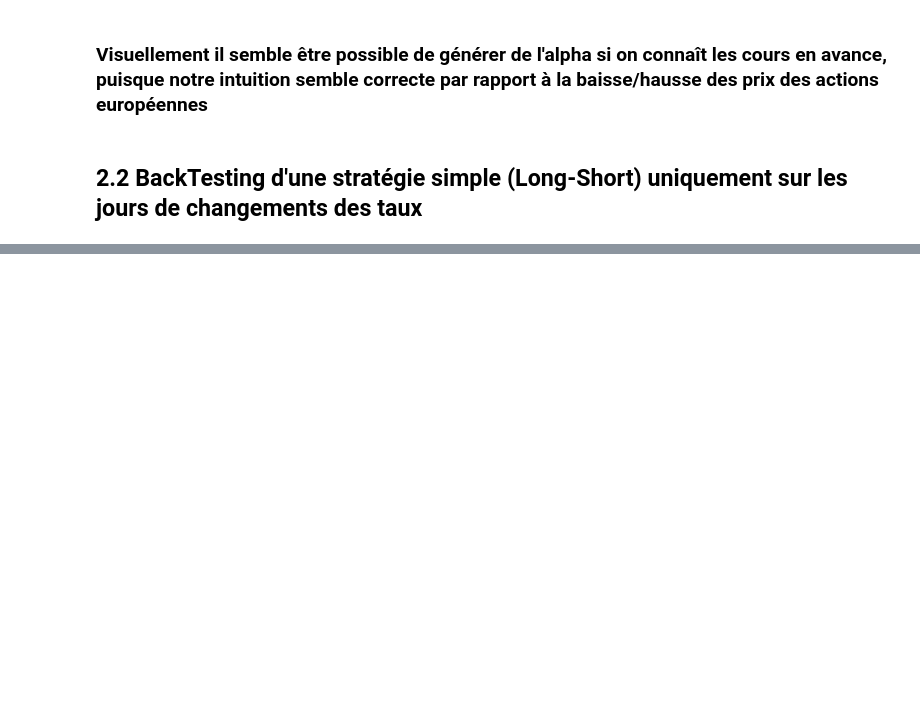
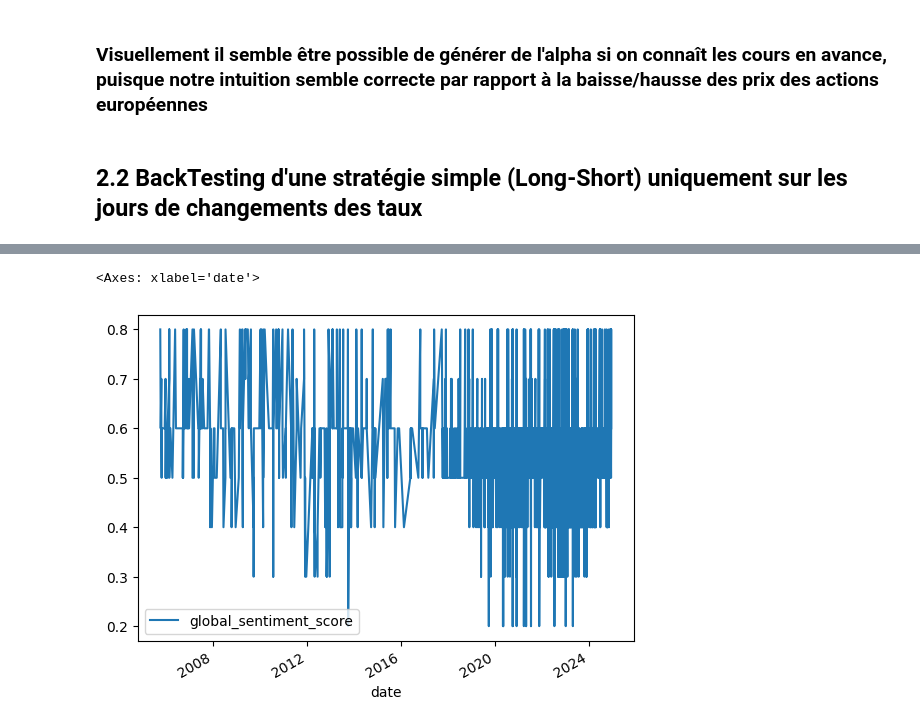
Before and after one commit to QMoayedpour/ML_fin_project, a Jupyter notebook: notebook_strategie.ipynb, the cells around one changed output, grey strips where cells are left out. Saved outputs shown, nothing was run; the diff lists cells and outputs as text; code cells hidden in the pictures; blank space fills up the shorter version.

```diff
--- a/notebook_strategie.ipynb
+++ b/notebook_strategie.ipynb
@@ -135,0 +174,14 @@ fig.tight_layout()
+# %%
+def nettoyer_texte(texte):
+    if pd.isnull(texte):
+        return texte
+    texte = re.sub(r'[\n\t\r]+', ' ', texte)
+    texte = re.sub(r'\s{2,}', ' ', texte)
+    texte = re.sub(r'[^\w\s.,;:!?\'"-]', '', texte)
+    texte = texte.strip()
+    texte = texte.lower()
+    return texte
+
+print('Nombre de caractères totaux avant nettoyage :', ecb_press_filtered.content.str.len().sum())
+ecb_press_filtered['content'] = ecb_press_filtered['content'].apply(lambda x: nettoyer_texte(x))
+print('Nombre de caractères totaux après nettoyage :', ecb_press_filtered.content.str.len().sum())
@@ -135,0 +360,13 @@ fig.tight_layout()
+# %%
+ecb_sentiment_ = pd.read_csv('ecb_sentiment_article.csv', index_col=0).reset_index(drop=True)
+# %%
+ecb_sentiment_
+glob = pd.concat([ecb_press_filtered, ecb_sentiment_], axis=1)
+# %%
+glob = glob.set_index('date')
+# %%
+
+glob.plot(y= 'global_sentiment_score')
+# %% [output]
+<Axes: xlabel='date'>
+[figure, added]
```
Also changed, not shown: parts of 22 cells of this notebook, 3 other files.
